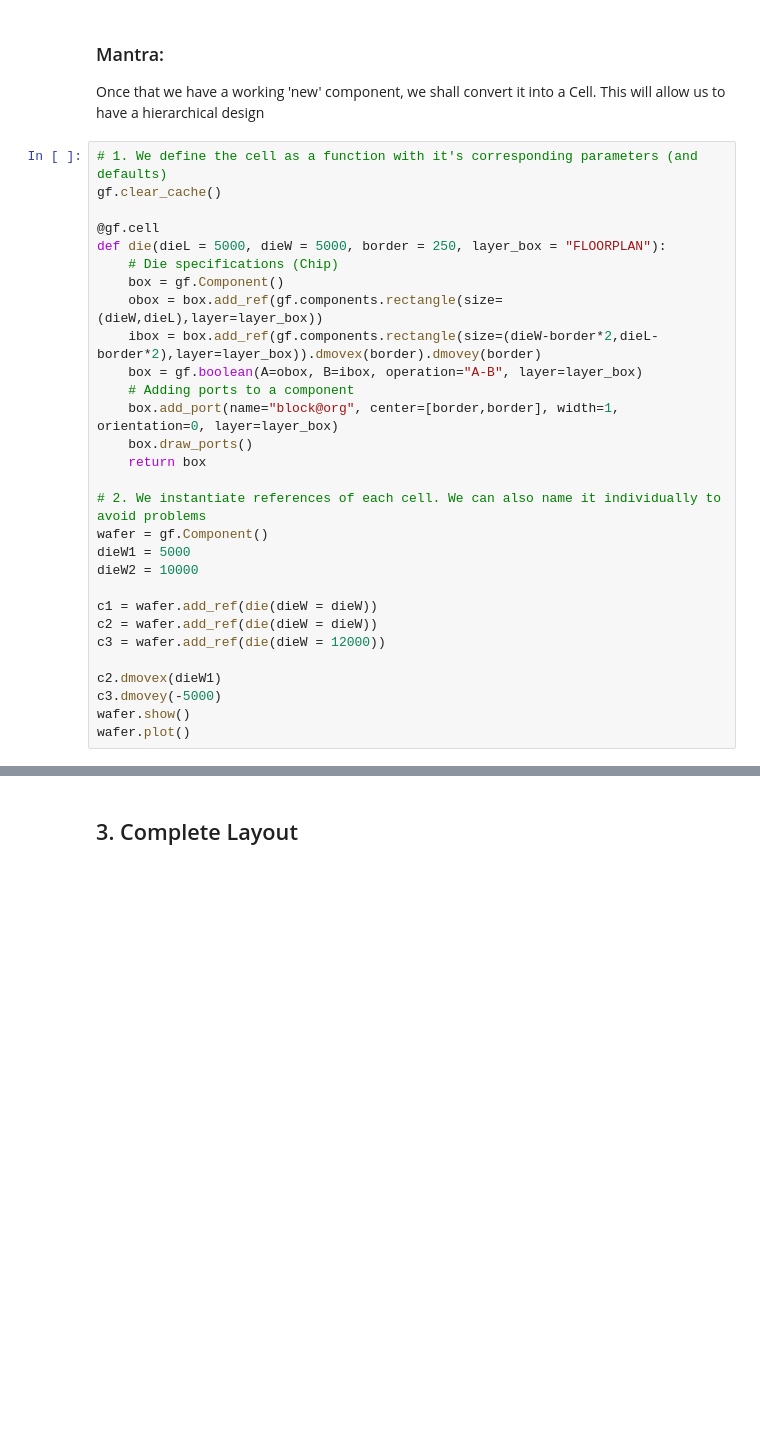
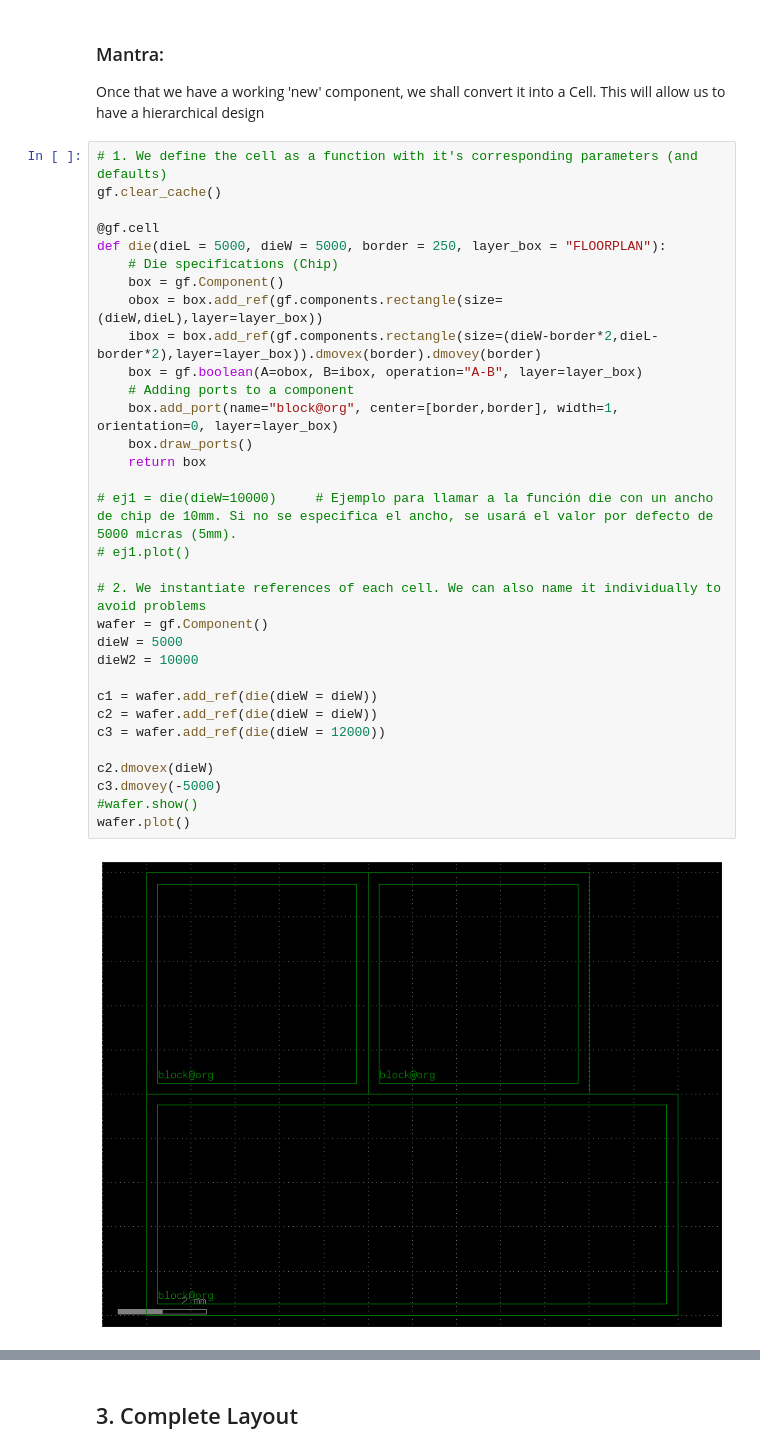
Before and after one commit to snacmuo/pic-upv-lab4, a Jupyter notebook: LAYOUT_Student.ipynb, the cells around one changed output, grey strips where cells are left out. Saved outputs shown, nothing was run; the diff lists cells and outputs as text; blank space fills up the shorter version.

```diff
--- a/LAYOUT_Student.ipynb
+++ b/LAYOUT_Student.ipynb
@@ -239,29 +278,34 @@ Once that we have a working 'new' component, we shall convert it into a Cell. Th
 # %%
 # 1. We define the cell as a function with it's corresponding parameters (and defaults)
 gf.clear_cache()
 
 @gf.cell
 def die(dieL = 5000, dieW = 5000, border = 250, layer_box = "FLOORPLAN"):
     # Die specifications (Chip)
     box = gf.Component()
     obox = box.add_ref(gf.components.rectangle(size=(dieW,dieL),layer=layer_box))
     ibox = box.add_ref(gf.components.rectangle(size=(dieW-border*2,dieL-border*2),layer=layer_box)).dmovex(border).dmovey(border)
     box = gf.boolean(A=obox, B=ibox, operation="A-B", layer=layer_box)
     # Adding ports to a component
     box.add_port(name="block@org", center=[border,border], width=1, orientation=0, layer=layer_box)
     box.draw_ports()
     return box
 
+# ej1 = die(dieW=10000)     # Ejemplo para llamar a la función die con un ancho de chip de 10mm. Si no se especifica el ancho, se usará el valor por defecto de 5000 micras (5mm).
+# ej1.plot()
+
 # 2. We instantiate references of each cell. We can also name it individually to avoid problems
 wafer = gf.Component()
-dieW1 = 5000
+dieW = 5000
 dieW2 = 10000
 
 c1 = wafer.add_ref(die(dieW = dieW))
 c2 = wafer.add_ref(die(dieW = dieW))
 c3 = wafer.add_ref(die(dieW = 12000))
 
-c2.dmovex(dieW1)
+c2.dmovex(dieW)
 c3.dmovey(-5000)
-wafer.show()
+#wafer.show()
 wafer.plot()
+# %% [output]
+[figure, added]
```
Also changed, not shown: parts of 20 cells of this notebook.
